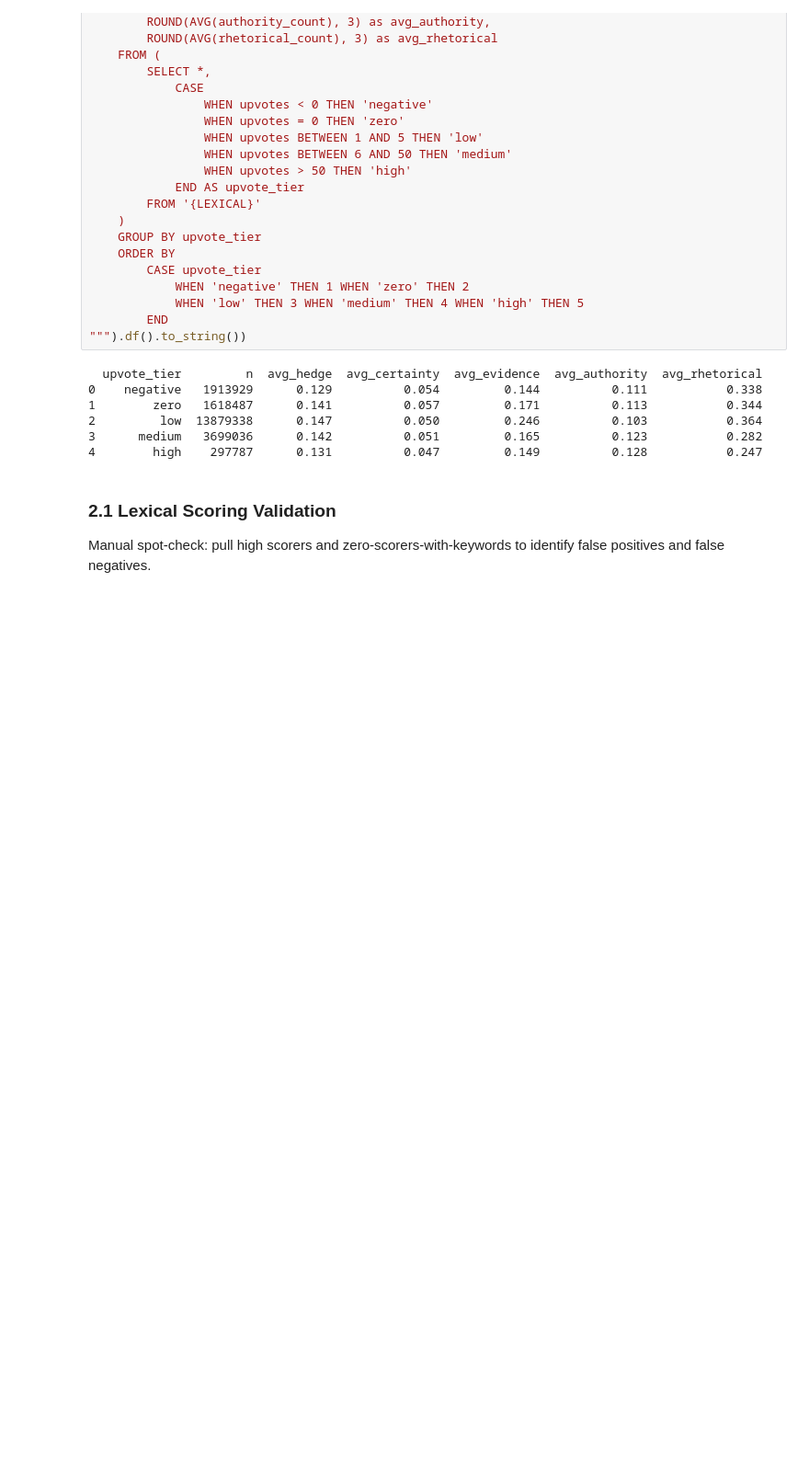
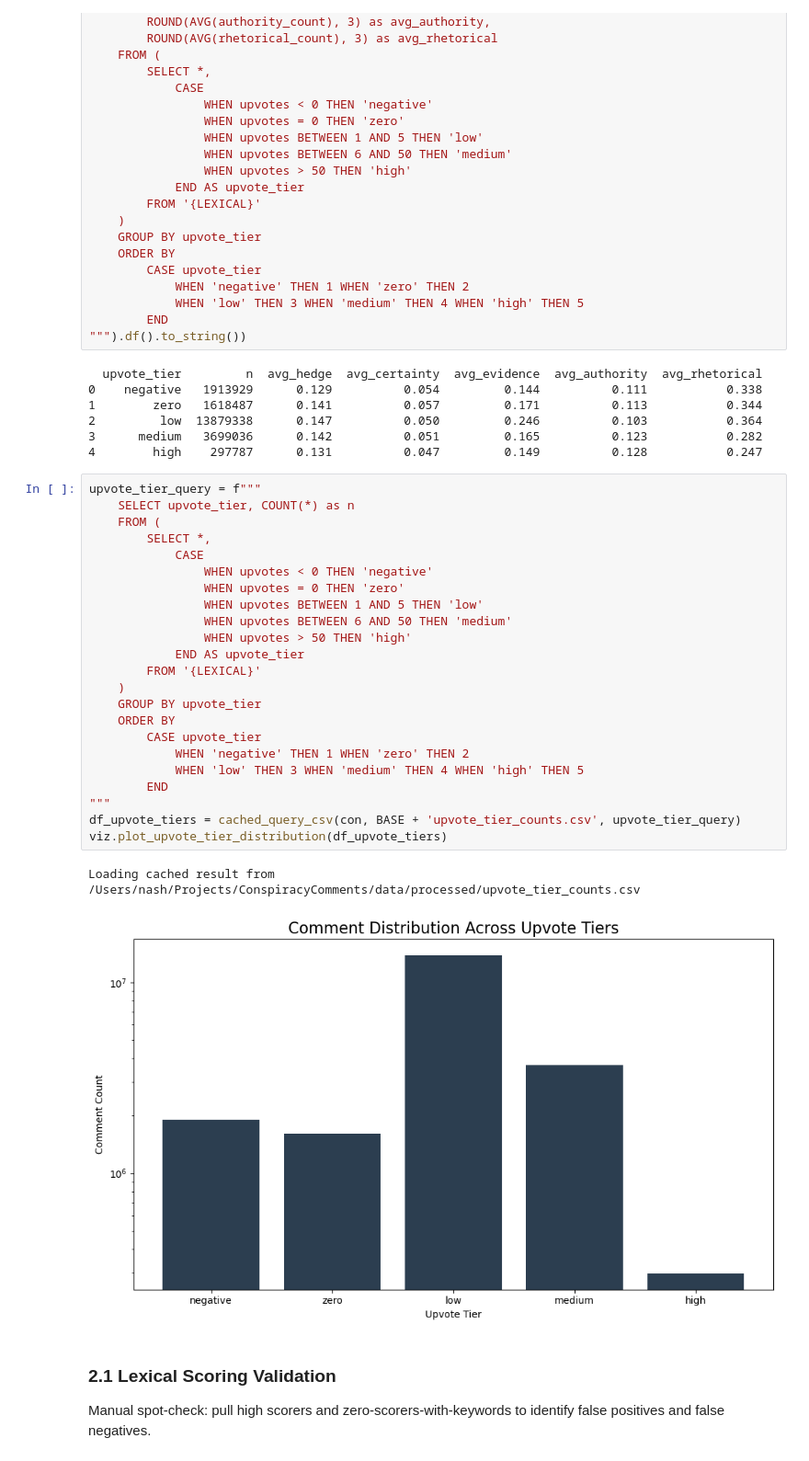
Before and after one commit to humanathema/ConspiracyComments, a Jupyter notebook: ConspiracyMaster_Refactored.ipynb, the cells around one changed output. Shown at 92% size. Saved outputs shown, nothing was run; the diff lists cells and outputs as text; blank space fills up the shorter version.

```diff
--- a/ConspiracyMaster_Refactored.ipynb
+++ b/ConspiracyMaster_Refactored.ipynb
@@ -198,6 +218,32 @@ print(con.execute(f"""
 2         low  13879338      0.147          0.050         0.246          0.103           0.364
 3      medium   3699036      0.142          0.051         0.165          0.123           0.282
 4        high    297787      0.131          0.047         0.149          0.128           0.247
+# %%
+upvote_tier_query = f"""
+    SELECT upvote_tier, COUNT(*) as n
+    FROM (
+        SELECT *,
+            CASE
+                WHEN upvotes < 0 THEN 'negative'
+                WHEN upvotes = 0 THEN 'zero'
+                WHEN upvotes BETWEEN 1 AND 5 THEN 'low'
+                WHEN upvotes BETWEEN 6 AND 50 THEN 'medium'
+                WHEN upvotes > 50 THEN 'high'
+            END AS upvote_tier
+        FROM '{LEXICAL}'
+    )
+    GROUP BY upvote_tier
+    ORDER BY
+        CASE upvote_tier
+            WHEN 'negative' THEN 1 WHEN 'zero' THEN 2
+            WHEN 'low' THEN 3 WHEN 'medium' THEN 4 WHEN 'high' THEN 5
+        END
+"""
+df_upvote_tiers = cached_query_csv(con, BASE + 'upvote_tier_counts.csv', upvote_tier_query)
+viz.plot_upvote_tier_distribution(df_upvote_tiers)
+# %% [output]
+Loading cached result from /Users/nash/Projects/ConspiracyComments/data/processed/upvote_tier_counts.csv
+[figure, added]
 # %% [markdown]
 ### 2.1 Lexical Scoring Validation
 
```
Also changed, not shown: parts of 2 cells of this notebook, 1 other file.
